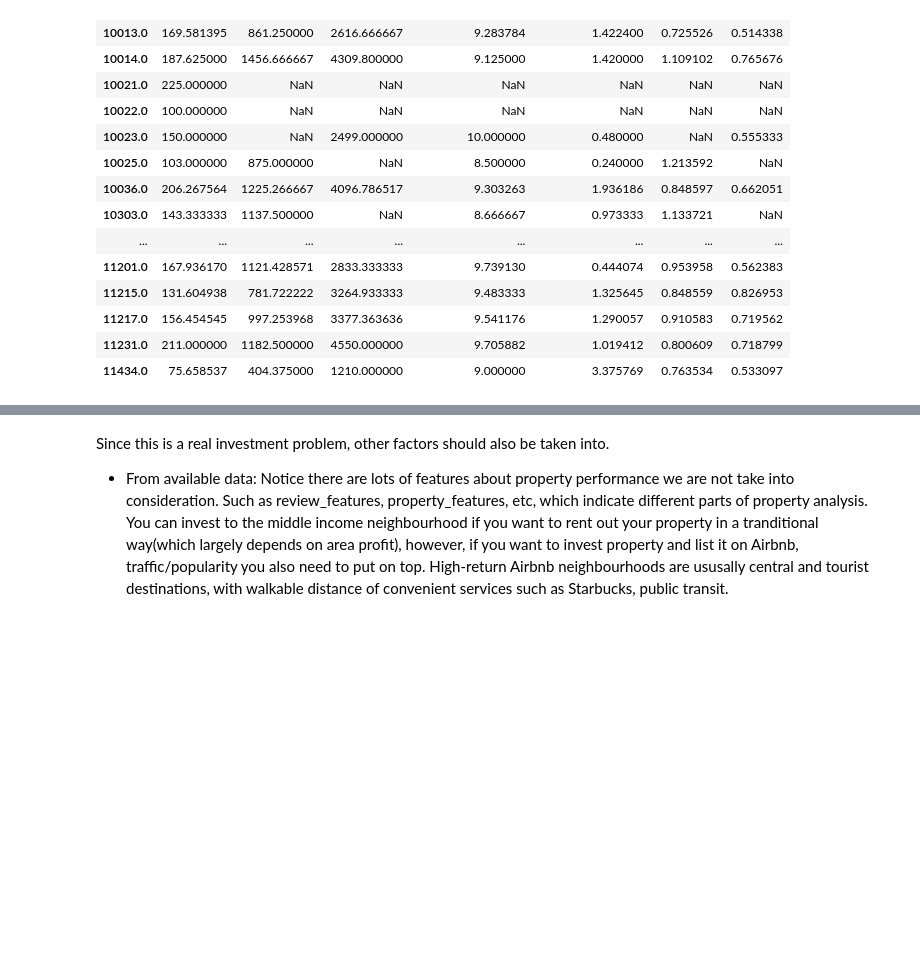
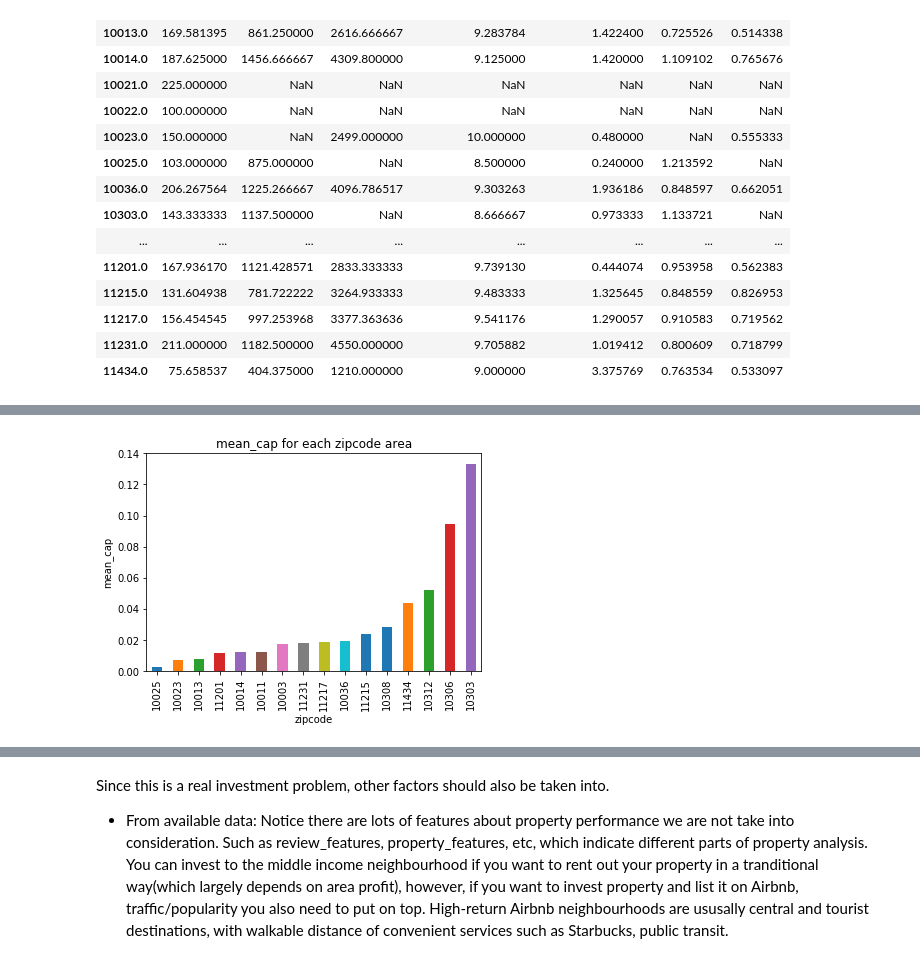
Before and after one commit to joyceft/Projects, a Jupyter notebook: NYC_best_investment_area/Most_Porfit_area_of_NewYorkCity.ipynb, the cells around one changed output, grey strips where cells are left out. Drawn from its saved outputs; the diff is of its cells as text; code cells hidden in the pictures; blank space fills up the shorter version.

```diff
--- a/NYC_best_investment_area/Most_Porfit_area_of_NewYorkCity.ipynb
+++ b/NYC_best_investment_area/Most_Porfit_area_of_NewYorkCity.ipynb
@@ -497,0 +676,4 @@ ny_revenue_gdf
+# %%
+get_final_result(total_df, 'mean_cap')
+# %% [output]
+[figure, added]
```
Also changed, not shown: parts of 26 cells of this notebook.
